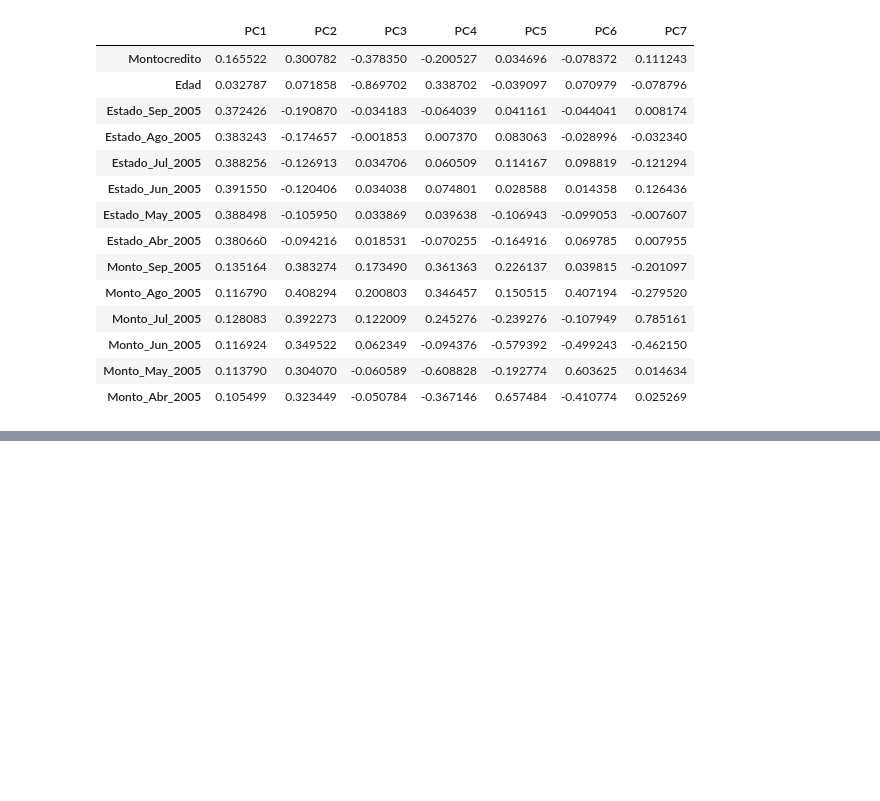
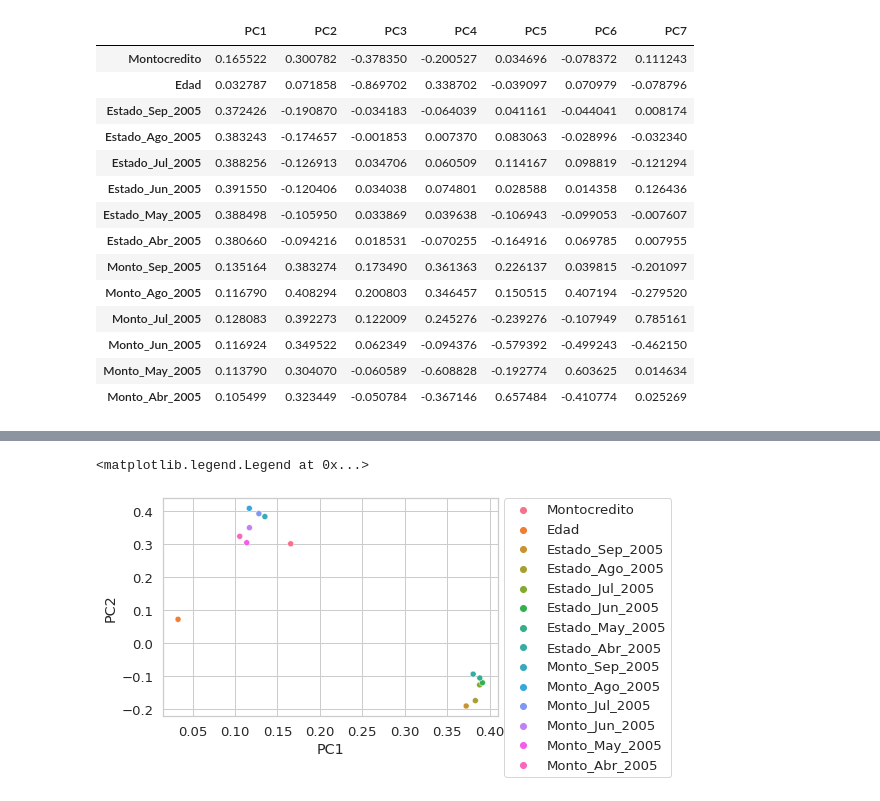
Before and after one commit to PosgradoMNA/actividades-del-projecto-equipo-85, a Jupyter notebook: Actividad_Semanal_4.ipynb, the cells around one changed output, grey strips where cells are left out. Saved outputs shown, nothing was run; the diff lists cells and outputs as text; code cells hidden in the pictures; blank space fills up the shorter version.

```diff
--- a/Actividad_Semanal_4.ipynb
+++ b/Actividad_Semanal_4.ipynb
@@ -150,0 +175,6 @@ Name: PC1, dtype: float64
+# %%
+sns.scatterplot(data=pcsComponents_df, x="PC1", y="PC2", hue=pcsComponents_df.index)
+plt.legend(bbox_to_anchor=(1.02, 1), loc='upper left', borderaxespad=0)
+# %% [output]
+<matplotlib.legend.Legend at 0x...>
+[figure, added]
```
Also changed, not shown: parts of 9 cells of this notebook.
